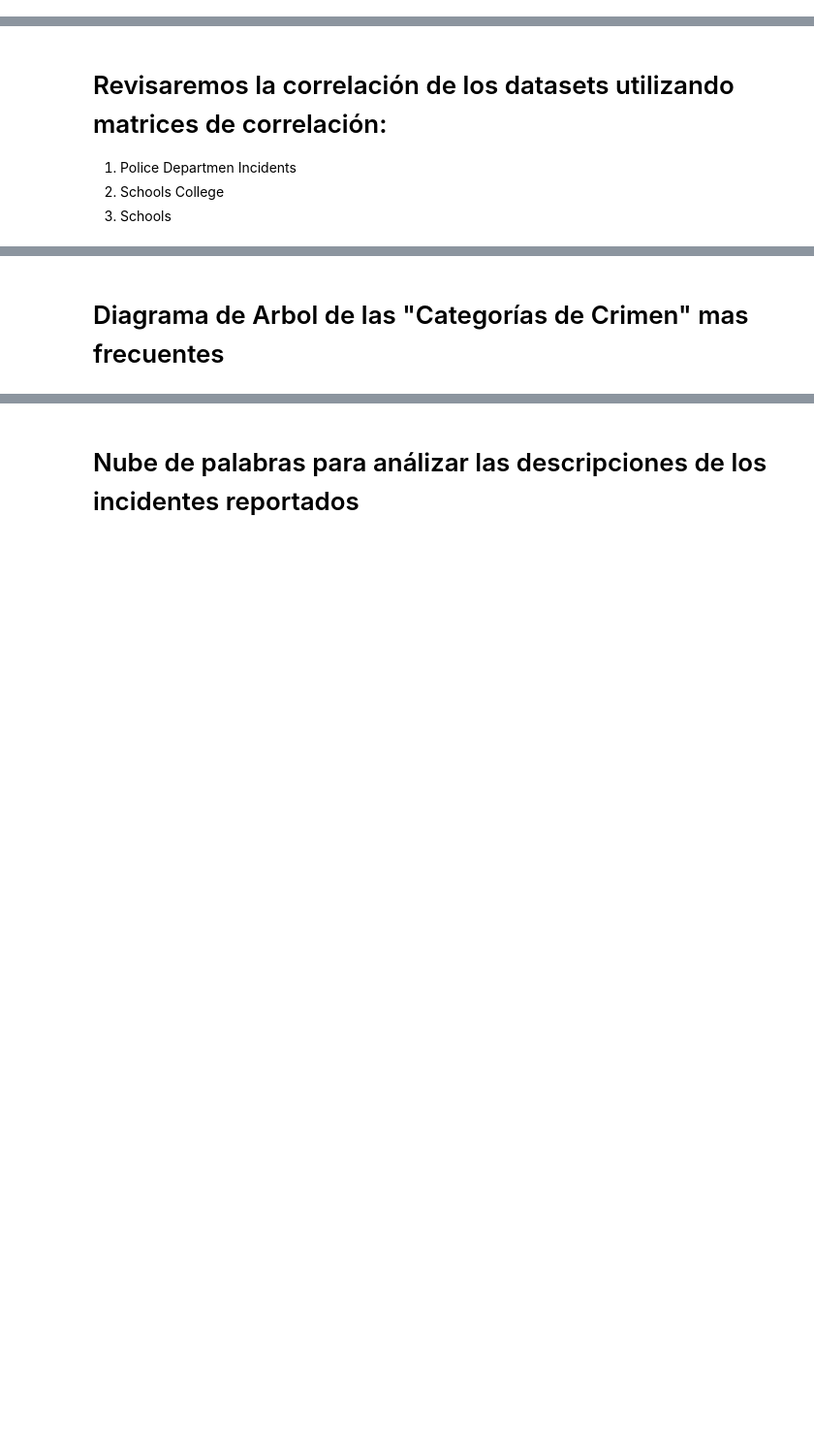
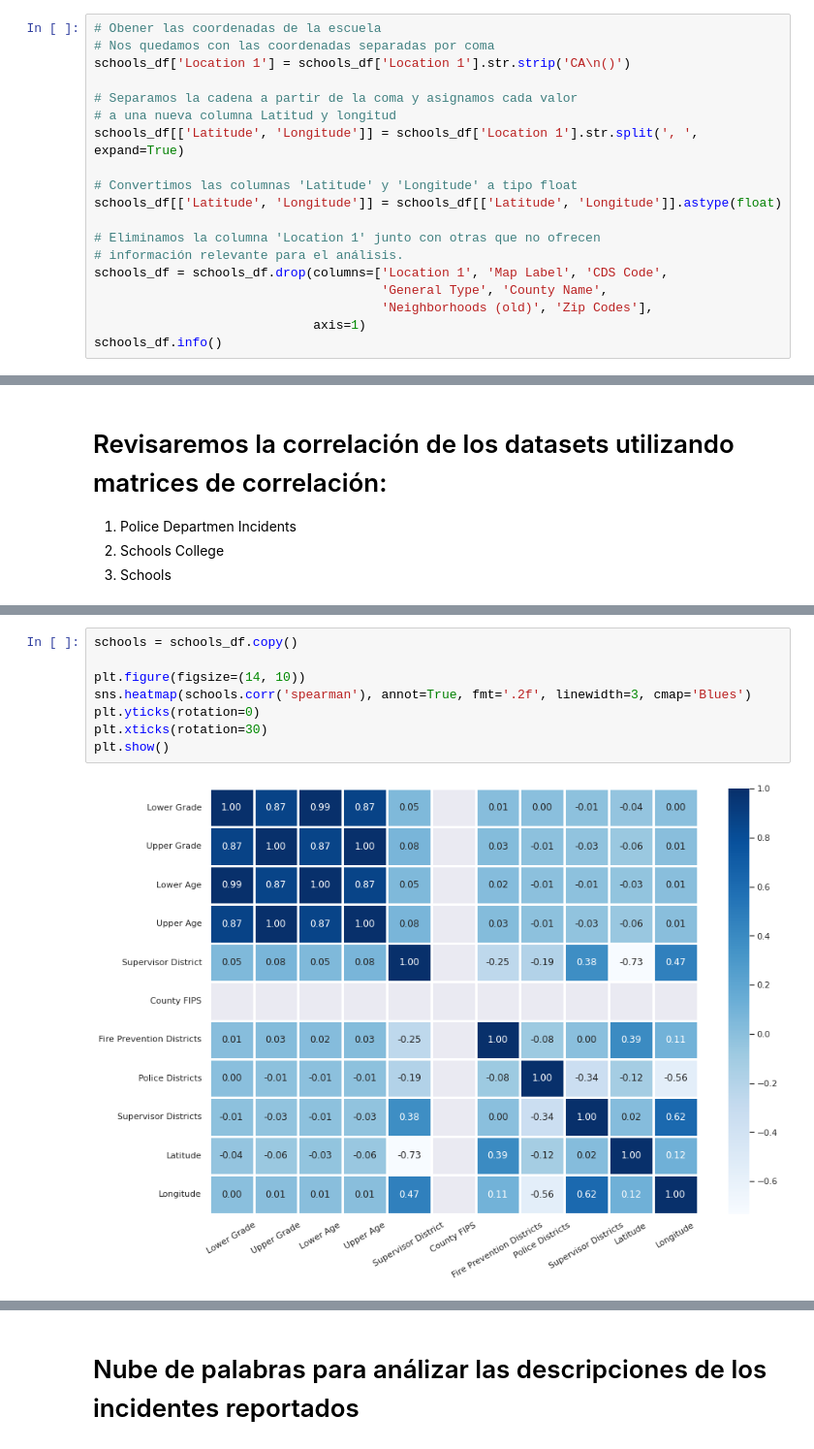
Before and after one commit to luperezsal/Batman, a Jupyter notebook: batman.ipynb, the cells around one changed output, grey strips where cells are left out. Shown at 97% size. Cells and saved outputs as stored; diff of their text form; blank space fills up the shorter version.

```diff
--- a/batman.ipynb
+++ b/batman.ipynb
@@ -33,0 +142,19 @@ colleges_df  = pd.read_csv(DATASET_PATH + COLLEGES_FILE)
+# %%
+# Obener las coordenadas de la escuela
+# Nos quedamos con las coordenadas separadas por coma
+schools_df['Location 1'] = schools_df['Location 1'].str.strip('CA\n()')
+
+# Separamos la cadena a partir de la coma y asignamos cada valor
+# a una nueva columna Latitud y longitud
+schools_df[['Latitude', 'Longitude']] = schools_df['Location 1'].str.split(', ', expand=True)
+
+# Convertimos las columnas 'Latitude' y 'Longitude' a tipo float
+schools_df[['Latitude', 'Longitude']] = schools_df[['Latitude', 'Longitude']].astype(float)
+
+# Eliminamos la columna 'Location 1' junto con otras que no ofrecen
+# información relevante para el análisis.
+schools_df = schools_df.drop(columns=['Location 1', 'Map Label', 'CDS Code',
+                                      'General Type', 'County Name',
+                                      'Neighborhoods (old)', 'Zip Codes'],
+                             axis=1)
+schools_df.info()
@@ -253,2 +401,10 @@ None
-# %% [markdown]
-# Diagrama de Arbol de las "Categorías de Crimen" mas frecuentes
+# %%
+schools = schools_df.copy()
+
+plt.figure(figsize=(14, 10))
+sns.heatmap(schools.corr('spearman'), annot=True, fmt='.2f', linewidth=3, cmap='Blues')
+plt.yticks(rotation=0)
+plt.xticks(rotation=30)
+plt.show()
+# %% [output]
+[figure, added]
```
Also changed, not shown: parts of 36 cells of this notebook.
